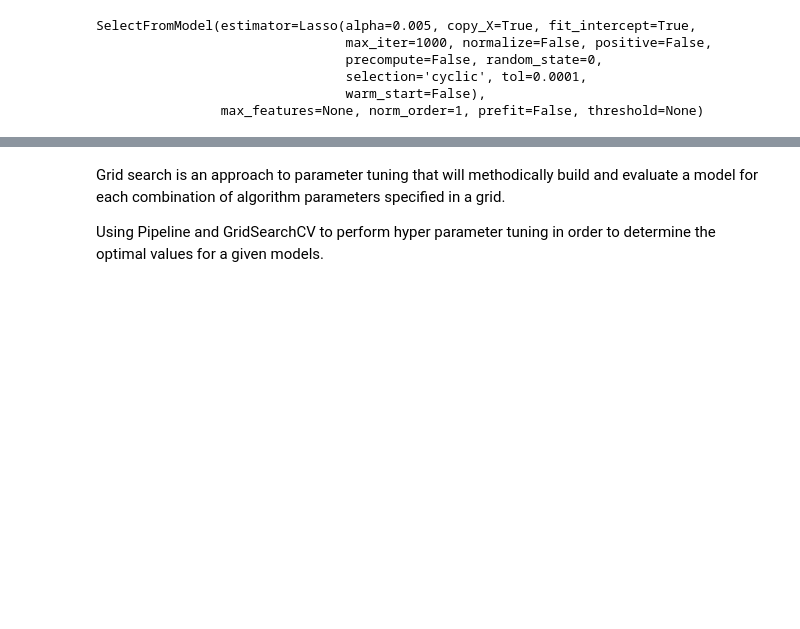
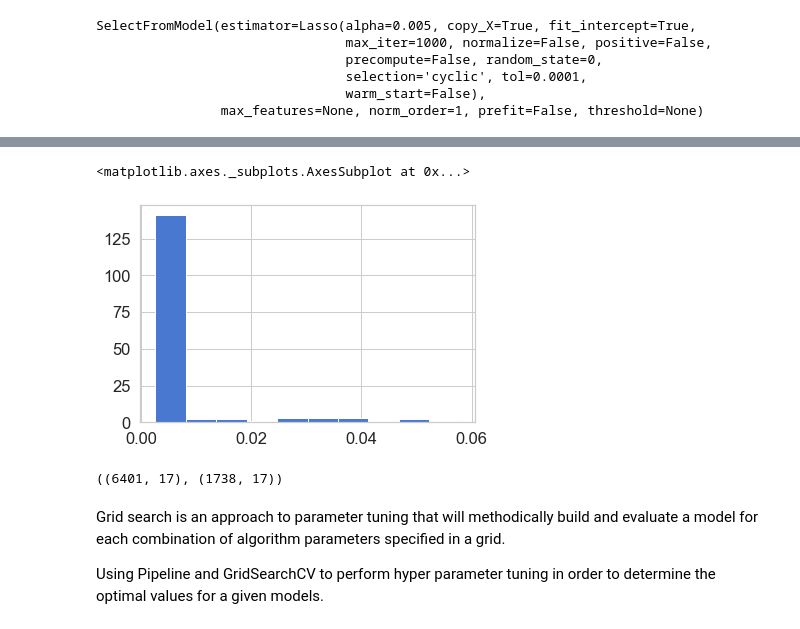
Before and after one commit to Narendra1508/bbdc-2019, a Jupyter notebook: notebook/bbdc19.ipynb, the cells around one changed output, grey strips where cells are left out. Saved outputs shown, nothing was run; the diff lists cells and outputs as text; code cells hidden in the pictures; blank space fills up the shorter version.

```diff
--- a/notebook/bbdc19.ipynb
+++ b/notebook/bbdc19.ipynb
@@ -240,14 +260,3 @@ There are 0 columns with missing values
 Irrelevant features, highly correlated features, and missing values can prevent the model from learning and decrease generalization performance on the testing data. Therefore, we perform feature selection to keep only the most useful variables.
 
 We will start feature selection by focusing on collinear variables.
-# %%
-from sklearn.model_selection import train_test_split
-
-# separate train and test sets
-X_train, X_test, y_train, y_test = train_test_split(
-    main_df.drop(['activity'], axis=1),
-    main_df['activity'],
-    test_size=0.3,
-    random_state=0)
-
-X_train.shape, X_test.shape
@@ -309,4 +297,5 @@ Using Lasso shrinkage method
 from sklearn.preprocessing import StandardScaler
 
 # standardize the data for numerical precision for linear models (lasso regularization)
-X_train_scaled=minmax_scale(X_train)
+scaler = StandardScaler()
+X_train_scaled = scaler.fit_transform(X_train)
@@ -371,0 +355,14 @@ import xgboost as xgb
+# %%
+import matplotlib.pyplot as plt
+from sklearn.ensemble import RandomForestClassifier
+from sklearn.model_selection import StratifiedKFold
+from sklearn.feature_selection import RFECV
+
+
+# Create the RFE object and compute a cross-validated score.
+RandomForest_clf = RandomForestClassifier(max_features=0.25, n_estimators=30)
+
+# The "accuracy" scoring is proportional to the number of correct
+# classifications
+rfecv = RFECV(estimator=RandomForest_clf, step=20, cv=StratifiedKFold(2), scoring='accuracy')
+rfecv.fit(X_train, y_train)
@@ -371,0 +396,3 @@ import xgboost as xgb
+# %%
+sel = SelectFromModel(RandomForestClassifier(n_estimators = 30))
+sel.fit(X_train, y_train)
@@ -372,3 +416,14 @@ import xgboost as xgb
+# %%
+pd.Series(sel.estimator_.feature_importances_.ravel()).hist()
+# %% [output]
+<matplotlib.axes._subplots.AxesSubplot at 0x...>
+[figure, added]
+# %%
+X_train =  X_train[selected_feat]
+X_test = X_test[selected_feat]
+X_train.shape, X_test.shape
+# %% [output]
+((6401, 17), (1738, 17))
 # %% [markdown]
 Grid search is an approach to parameter tuning that will methodically build and evaluate a model for each combination of algorithm parameters specified in a grid.
 
```
Also changed, not shown: parts of 36 cells of this notebook.
